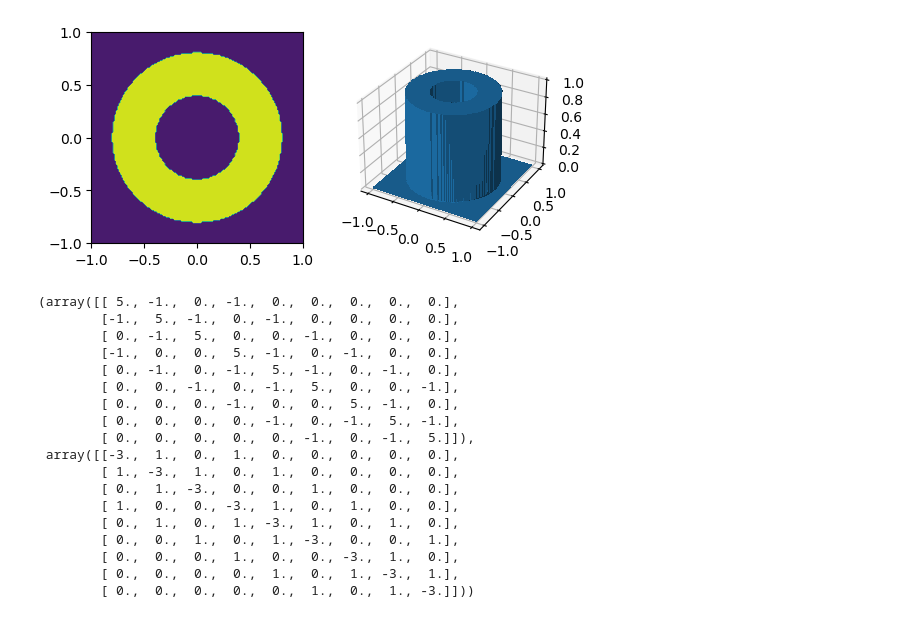
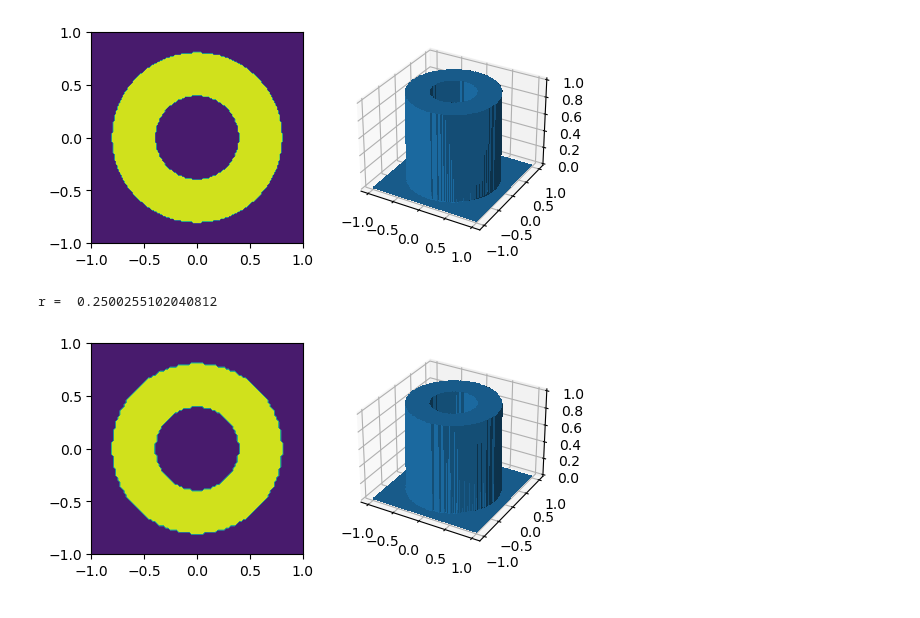
Before and after one commit to richmf/FisComp_borrador, a Jupyter notebook: Ec de calor 2D.ipynb, the cells around one changed output. Drawn from its saved outputs; the diff is of its cells as text; code cells hidden in the pictures.

```diff
--- a/Ec de calor 2D.ipynb
+++ b/Ec de calor 2D.ipynb
@@ -47,25 +47,40 @@ def AiB_2D(Nx_in,Ny_in,r):
             A[i*Ny_in+j,(i+1)*Ny_in+j] = -r
             B[(i+1)*Ny_in+j,i*Ny_in+j] = r
             B[i*Ny_in+j,(i+1)*Ny_in+j] = r
-    return A , B
+    Ai = inv(A)
+    return dot(Ai,B)
-# %%
-AiB_2D(3,3,1)
-# %% [output]
-(array([[ 5., -1.,  0., -1.,  0.,  0.,  0.,  0.,  0.],
-        [-1.,  5., -1.,  0., -1.,  0.,  0.,  0.,  0.],
-        [ 0., -1.,  5.,  0.,  0., -1.,  0.,  0.,  0.],
-        [-1.,  0.,  0.,  5., -1.,  0., -1.,  0.,  0.],
-        [ 0., -1.,  0., -1.,  5., -1.,  0., -1.,  0.],
-        [ 0.,  0., -1.,  0., -1.,  5.,  0.,  0., -1.],
-        [ 0.,  0.,  0., -1.,  0.,  0.,  5., -1.,  0.],
-        [ 0.,  0.,  0.,  0., -1.,  0., -1.,  5., -1.],
-        [ 0.,  0.,  0.,  0.,  0., -1.,  0., -1.,  5.]]),
- array([[-3.,  1.,  0.,  1.,  0.,  0.,  0.,  0.,  0.],
-        [ 1., -3.,  1.,  0.,  1.,  0.,  0.,  0.,  0.],
-        [ 0.,  1., -3.,  0.,  0.,  1.,  0.,  0.,  0.],
-        [ 1.,  0.,  0., -3.,  1.,  0.,  1.,  0.,  0.],
-        [ 0.,  1.,  0.,  1., -3.,  1.,  0.,  1.,  0.],
-        [ 0.,  0.,  1.,  0.,  1., -3.,  0.,  0.,  1.],
-        [ 0.,  0.,  0.,  1.,  0.,  0., -3.,  1.,  0.],
-        [ 0.,  0.,  0.,  0.,  1.,  0.,  1., -3.,  1.],
-        [ 0.,  0.,  0.,  0.,  0.,  1.,  0.,  1., -3.]]))
+# %%
+def CR_2D(psi_ini,x,y,t,D):
+    dx , dy , dt = x[1]-x[0] , y[1]-y[0] , t[1]-t[0]
+    r = (D*dt)/(2*dx*dy)
+    sol_xy_t = zeros( (len(y),len(x),len(t)) )
+    print('r = ',r)
+    sol_xy_t[:,:,0] = psi_ini
+    E = AiB_2D(len(x)-2,len(y)-2,r)
+    psi_in = psi_ini[1:-1,1:-1]
+    psi_in = reshape(psi_in, (len(x)-2)*(len(y)-2) )
+    for ti in range(len(t)-1):
+        psi_in = dot(E,psi_in)
+        sol_xy_t[1:-1,1:-1,ti+1] = reshape(psi_in,(len(y)-2,len(x)-2))
+    return sol_xy_t
+# %%
+x , y , t = linspace(-1,1,100) , linspace(-1,1,100) , linspace(0,0.1,50)
+psi_ini = cond_ini_dona(x,y)
+# %%
+solucion = CR_2D(psi_ini,x,y,t,0.1)
+# %% [output]
+r =  0.2500255102040812
+# %%
+XX,YY = meshgrid(x,y)
+
+figura = figure(dpi=100)
+ejes = figura.add_subplot(1,2,1)
+ejes.set_aspect('equal')
+contourf(XX,YY,solucion[:,:,0])
+ejes = figura.add_subplot(1,2,2,projection='3d')
+ejes.plot_surface(XX,YY,solucion[:,:,0],rstride=1,
+                  cstride=1,lw=0,antialiased=False)
+
+show()
+# %% [output]
+[figure, added]
```
Also changed, not shown: parts of 1 cell of this notebook.
